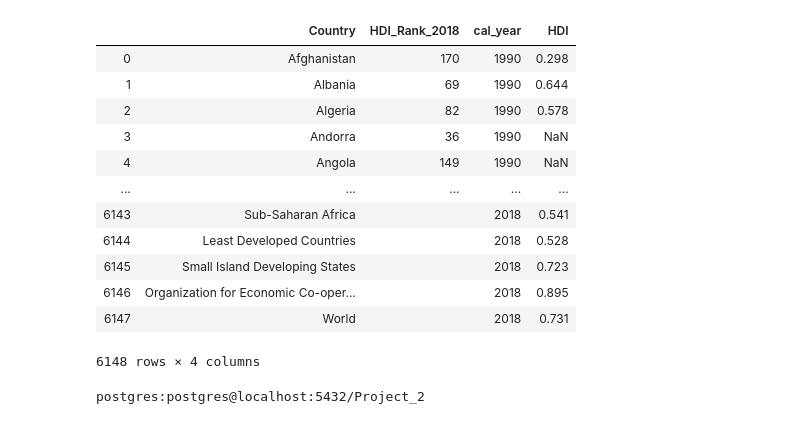
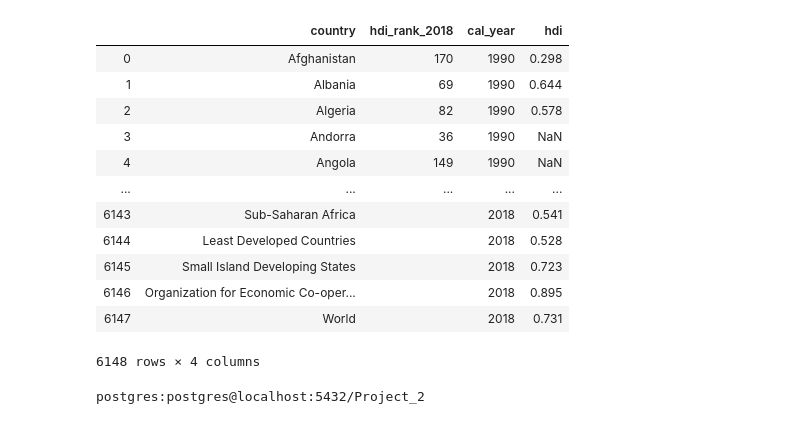
Before and after one commit to nathandieck/erd_practice, a Jupyter notebook: data_etl.ipynb, the cells around one changed output. Saved outputs shown, nothing was run; the diff lists cells and outputs as text; code cells hidden in the pictures.

```diff
--- a/data_etl.ipynb
+++ b/data_etl.ipynb
@@ -57,13 +57,13 @@ hdi_df.head()
 # %%
 # Transpose HDI DataFrame
 
-hdi_df = hdi_df.melt(id_vars=['Country', 'HDI_Rank_2018'],
+hdi_df = hdi_df.melt(id_vars=['country', 'hdi_rank_2018'],
                      var_name =['cal_year'],
-                     value_name ='HDI')
+                     value_name ='hdi')
 
 hdi_df
 # %% [output]
-|  | Country | HDI_Rank_2018 | cal_year | HDI |
+|  | country | hdi_rank_2018 | cal_year | hdi |
 | 0 | Afghanistan | 170 | 1990 | 0.298 |
 | 1 | Albania | 69 | 1990 | 0.644 |
 | 2 | Algeria | 82 | 1990 | 0.578 |
```
Also changed, not shown: parts of 10 cells of this notebook, 3 other files.
